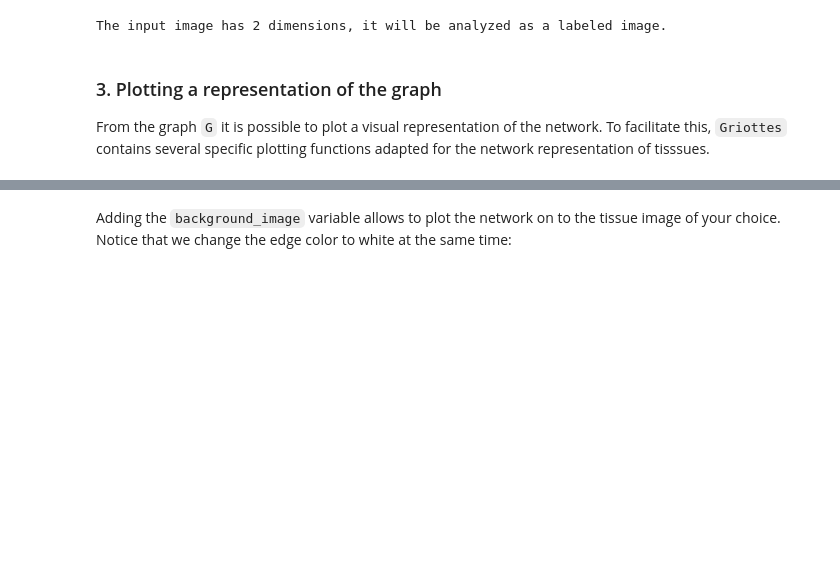
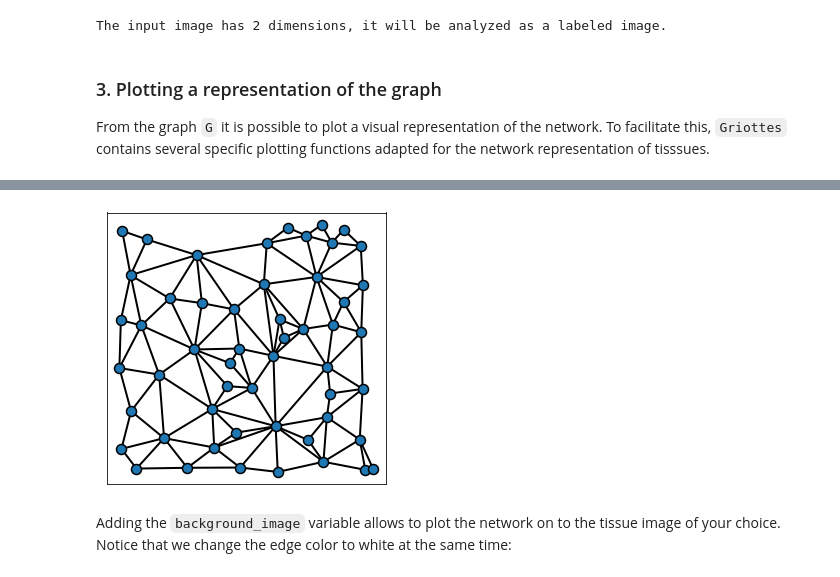
Before and after one commit to BaroudLab/Griottes, a Jupyter notebook: example_notebooks/Figure_2.ipynb, the cells around one changed output, grey strips where cells are left out. Drawn from its saved outputs; the diff is of its cells as text; code cells hidden in the pictures; blank space fills up the shorter version.

```diff
--- a/example_notebooks/Figure_2.ipynb
+++ b/example_notebooks/Figure_2.ipynb
@@ -63,3 +74,15 @@ plot_2D(G_contact,
+# %%
+plot_2D(
+    G_contact,
+    # G_from_napari,
+    figsize = (5,5),
+    alpha_line = 1,
+    scatterpoint_size = 10,
+    legend = True,
+    edge_color = 'k',
+    line_factor = 2)
+# %% [output]
+[figure, added]
 # %% [markdown]
 Adding the `background_image` variable allows to plot the network on to the tissue image of your choice. Notice that we change the edge color to white at the same time:
 # %%
```
Also changed, not shown: parts of 8 cells of this notebook, 21 other files.
